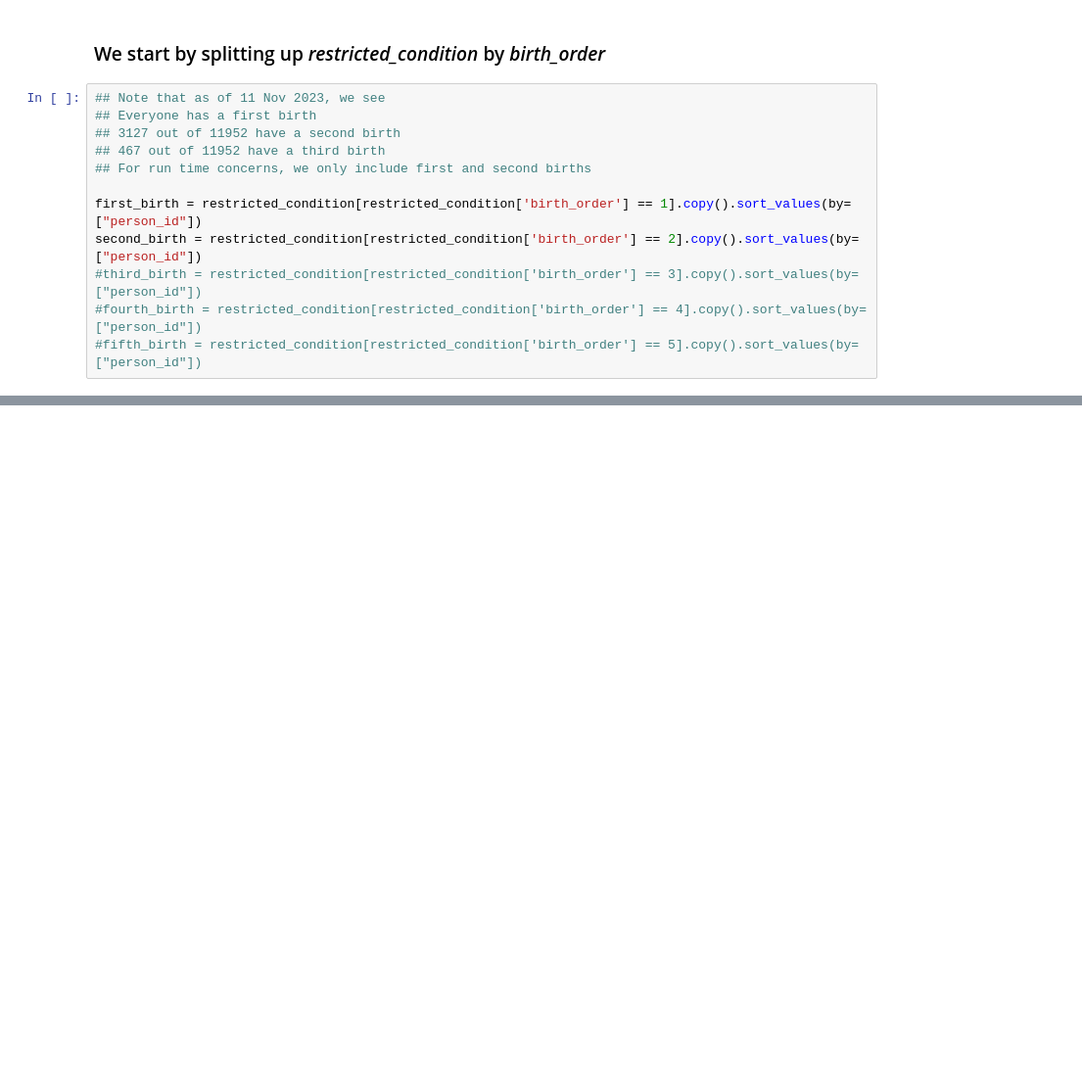
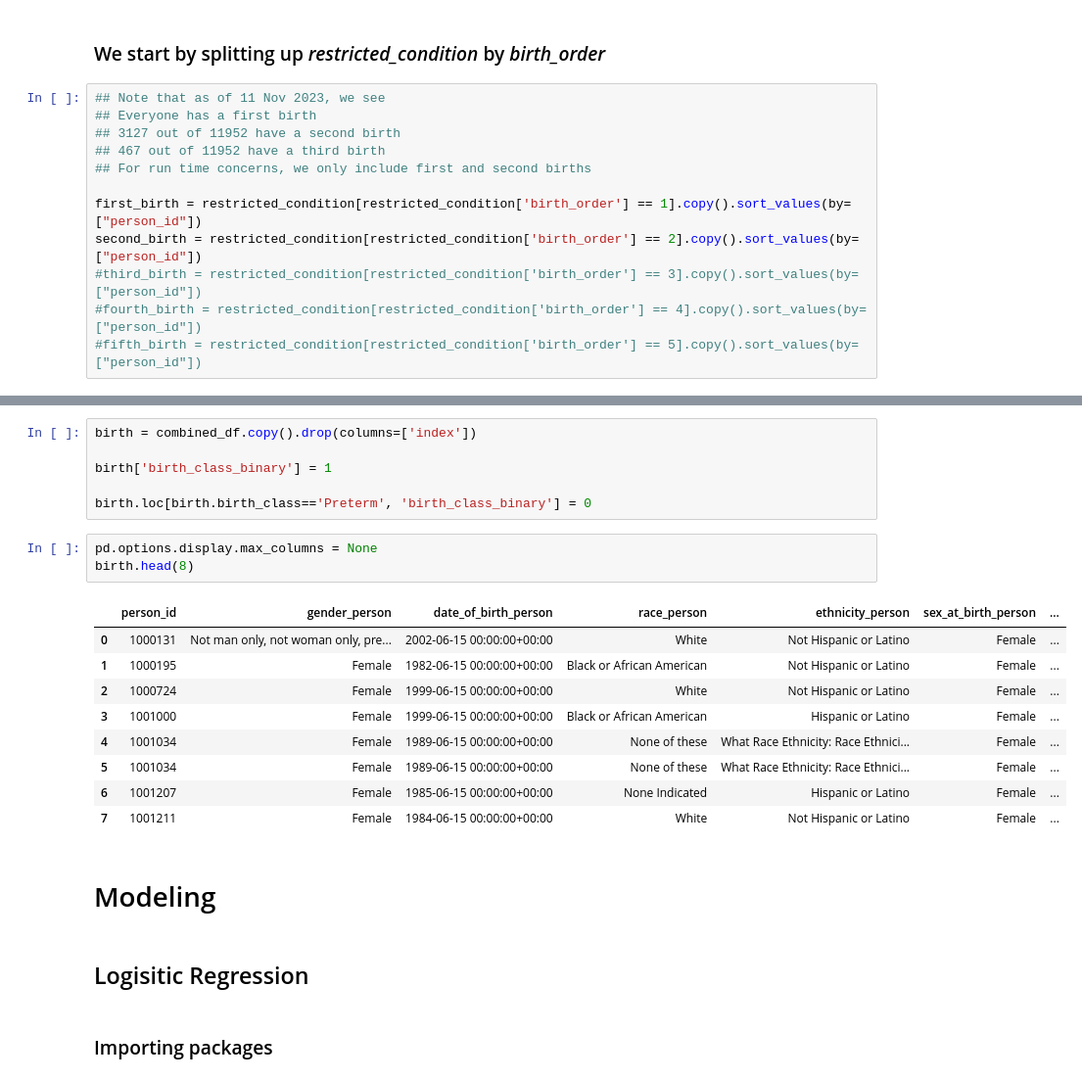
Before and after one commit to kgrillaert/preterm_birth, a Jupyter notebook: AS_KG_Preterm_Birth.ipynb, the cells around one changed output, grey strips where cells are left out. Shown at 98% size. Saved outputs shown, nothing was run; the diff lists cells and outputs as text; blank space fills up the shorter version.

```diff
--- a/AS_KG_Preterm_Birth.ipynb
+++ b/AS_KG_Preterm_Birth.ipynb
@@ -521,0 +625,25 @@ combined_df.ethnicity_df3.value_counts().plot(kind = 'barh')
+# %%
+birth = combined_df.copy().drop(columns=['index'])
+
+birth['birth_class_binary'] = 1
+
+birth.loc[birth.birth_class=='Preterm', 'birth_class_binary'] = 0
+# %%
+pd.options.display.max_columns = None
+birth.head(8)
+# %% [output]
+|  | person_id | gender_person | date_of_birth_person | race_person | ethnicity_person | sex_at_birth_person | ... |
+| 0 | 1000131 | Not man only, not woman only, pre... | 2002-06-15 00:00:00+00:00 | White | Not Hispanic or Latino | Female | ... |
+| 1 | 1000195 | Female | 1982-06-15 00:00:00+00:00 | Black or African American | Not Hispanic or Latino | Female | ... |
+| 2 | 1000724 | Female | 1999-06-15 00:00:00+00:00 | White | Not Hispanic or Latino | Female | ... |
+| 3 | 1001000 | Female | 1999-06-15 00:00:00+00:00 | Black or African American | Hispanic or Latino | Female | ... |
+| 4 | 1001034 | Female | 1989-06-15 00:00:00+00:00 | None of these | What Race Ethnicity: Race Ethnici... | Female | ... |
+| 5 | 1001034 | Female | 1989-06-15 00:00:00+00:00 | None of these | What Race Ethnicity: Race Ethnici... | Female | ... |
+| 6 | 1001207 | Female | 1985-06-15 00:00:00+00:00 | None Indicated | Hispanic or Latino | Female | ... |
+| 7 | 1001211 | Female | 1984-06-15 00:00:00+00:00 | White | Not Hispanic or Latino | Female | ... |
+# %% [markdown]
+# Modeling
+# %% [markdown]
+## Logisitic Regression
+# %% [markdown]
+### Importing packages
```
Also changed, not shown: parts of 72 cells of this notebook.
